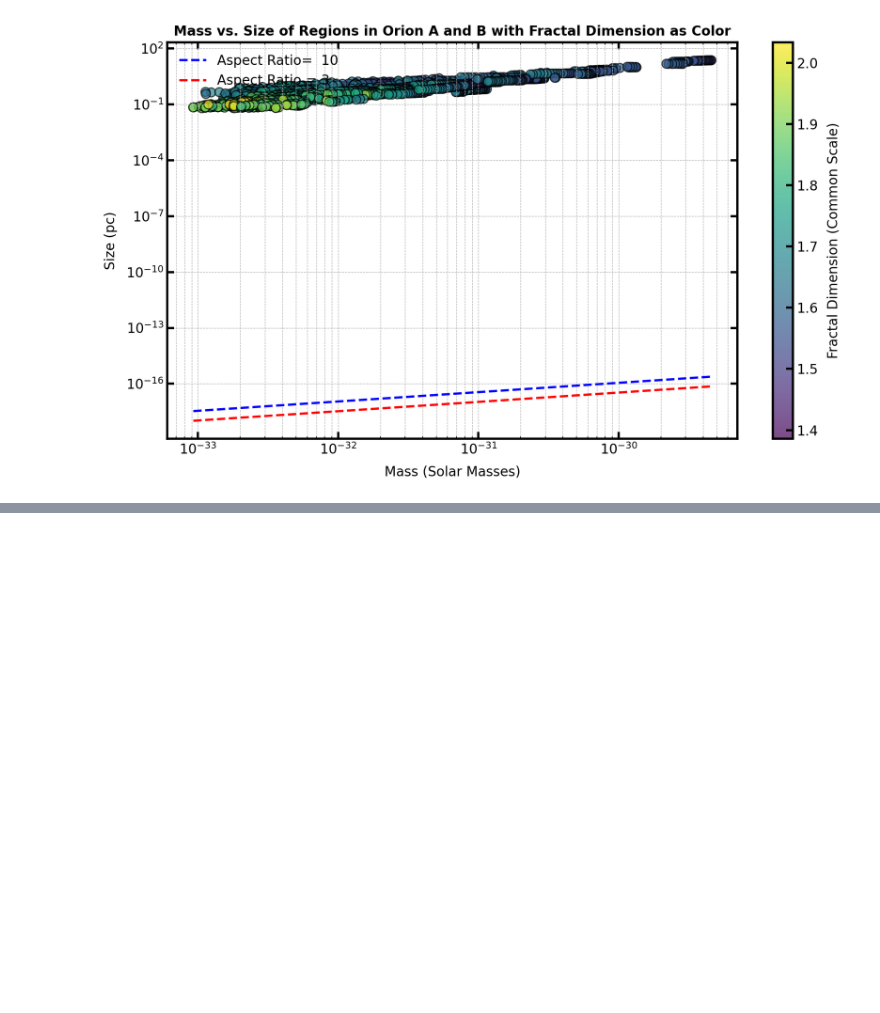
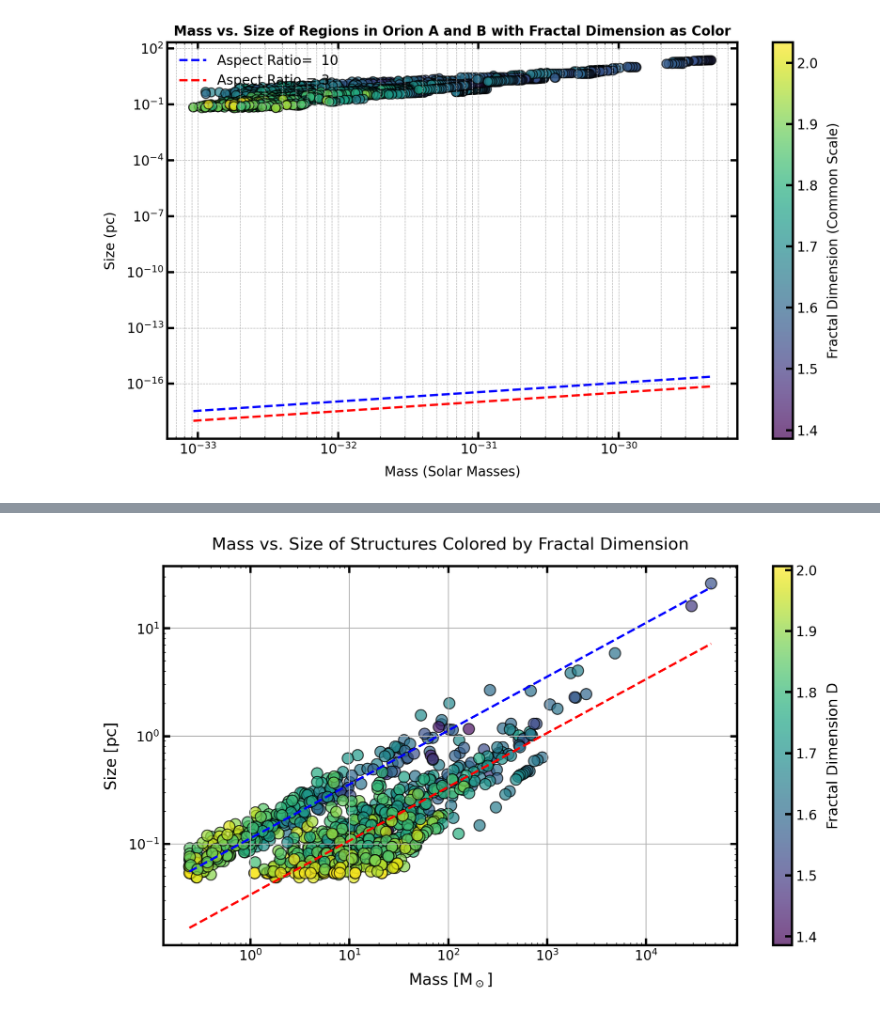
Before and after one commit to SimoneSped/fractal_OMC, a Jupyter notebook: Mass-Size Properties.ipynb, the cells around one changed output, grey strips where cells are left out. Drawn from its saved outputs; the diff is of its cells as text; code cells hidden in the pictures; blank space fills up the shorter version.

```diff
--- a/Mass-Size Properties.ipynb
+++ b/Mass-Size Properties.ipynb
@@ -340,0 +570,62 @@ visualize_Mass_Size_D_Diagramm_as_One(fractal_dims_OA, fractal_dims_OB, masses_O
+# %%
+import matplotlib.pyplot as plt
+import numpy as np
+
+# Combine region masses, sizes, and fractal dimensions for OA and OB
+region_masses = region_masses_OA + region_masses_OB
+region_sizes = region_sizes_OA + region_sizes_OB
+region_fractal_dims = region_fractal_dims_OA + region_fractal_dims_OB
+
+# Remove all entries where mass or size is smaller than 1
+region_masses = np.array(region_masses)
+region_sizes = np.array(region_sizes)
+region_fractal_dims = np.array(region_fractal_dims)
+
+mask = (region_fractal_dims >= 1.2) & (region_fractal_dims <= 2.01)
+region_masses = region_masses[mask]
+region_sizes = region_sizes[mask]
+region_fractal_dims = region_fractal_dims[mask]
+
+plt.figure(figsize=(10, 6))
+
+sc = plt.scatter(region_masses, region_sizes,
+                 c=region_fractal_dims, cmap='viridis', alpha=0.7,
+                 s=100, edgecolor='k')
+
+cbar = plt.colorbar(sc)
+cbar.set_label("Fractal Dimension D", fontsize=13)
+
+M_min = np.min(region_masses)
+M_max = np.max(region_masses)
+
+M = np.logspace(np.log10(M_min), np.log10(M_max), 100)
+
+b0 = 1e4  # cm^(-2)
+G = 4.3e-3  # pc M_sun^-1 (km/s)^2
+sigma = 2  # Assumed velocity dispersion in km/s (adjust if needed)
+
+# Aspect Ratio 10
+A_10 = 10
+a_10 = (2 * A_10) / (np.pi * b0) ** 0.5
+L_10 = a_10 * M ** 0.5
+
+# Aspect Ratio 3
+A_3 = 3
+a_3 = (2 * A_3) / (np.pi * b0) ** 0.5
+L_3 = a_3 * M ** 0.5
+
+L_vir = (G * M) / (5 * sigma**2)
+
+plt.plot(M, L_10, label="Aspect Ratio=  10", linestyle="--", color="blue")
+plt.plot(M, L_3, label="Aspect Ratio = 3", linestyle="--", color="red")
+
+plt.xlabel("Mass [M$_\odot$]", fontsize=14)
+plt.ylabel("Size [pc]", fontsize=14)
+plt.xscale("log")
+plt.yscale("log")
+plt.title("Mass vs. Size of Structures Colored by Fractal Dimension", fontsize=15, pad=15)
+plt.grid(True)
+plt.tight_layout()
+plt.show()
+# %% [output]
+[figure, added]
```
Also changed, not shown: parts of 9 cells of this notebook, 2 other files.
